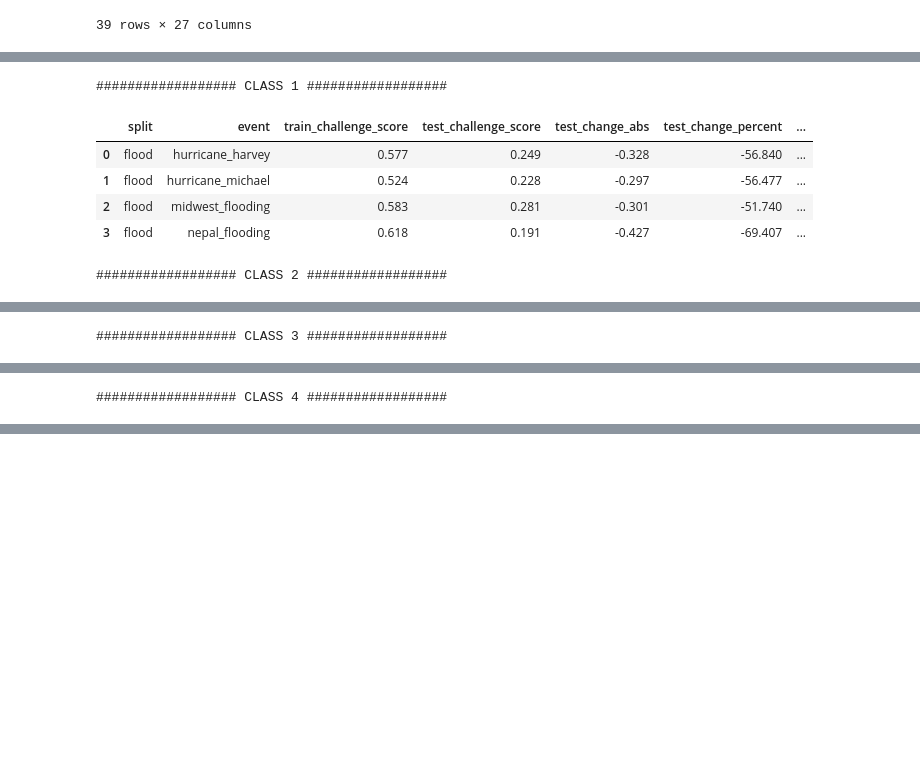
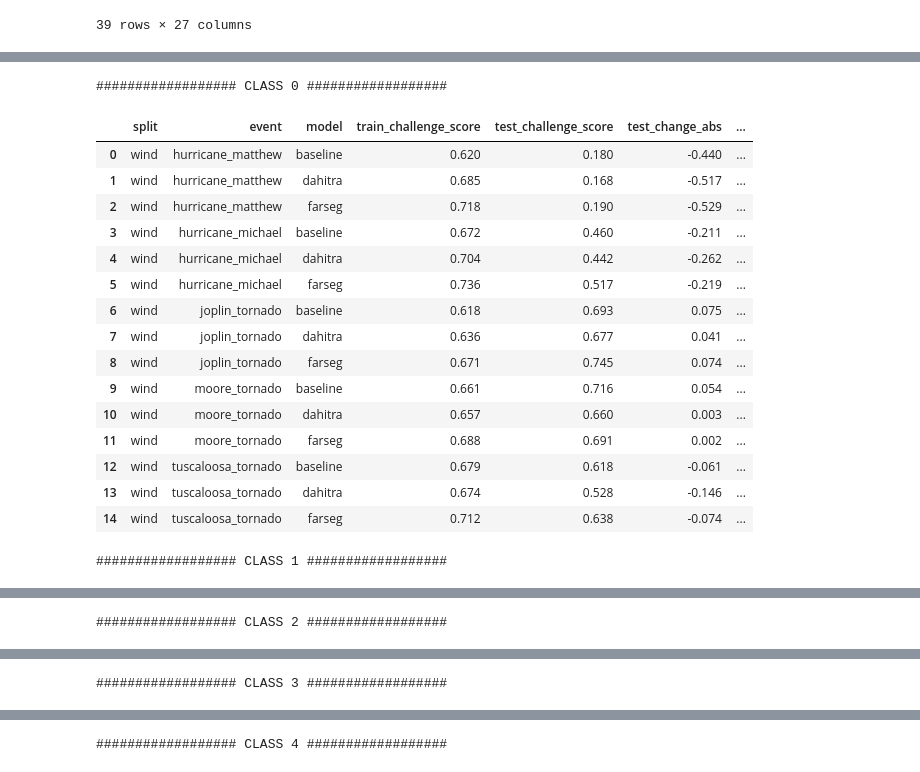
Before and after one commit to SNURTEL/building-damage-assessment, a Jupyter notebook: notebooks/results_split.ipynb, the cells around one changed output, grey strips where cells are left out. Drawn from its saved outputs; the diff is of its cells as text; code cells hidden in the pictures; blank space fills up the shorter version.

```diff
--- a/notebooks/results_split.ipynb
+++ b/notebooks/results_split.ipynb
@@ -53,8 +56,10 @@ split_msl_pattern = r"t_xbd_msl_split_((?:wind|flood|wildfire))_test_(.*)_((?:da
 # remove duplicated runs (in case of splits re-ran with 5 epochs), assuming the latest run is the proper one
 # TODO tuscaloosa_tornado has missing re-runs!
 # TODO we need to manually overwrite those NaNs in `best_challenge_score_target` for correct results
-split_msl_df = attach_index(results_split_msl, split_msl_pattern).drop(["State", "Created", "Runtime"], axis=1).sort_index()
-split_msl_df = split_msl_df[~split_msl_df.index.duplicated(keep='first')]
+split_msl_df = (
+    attach_index(results_split_msl, split_msl_pattern).drop(["State", "Created", "Runtime"], axis=1).sort_index()
+)
+split_msl_df = split_msl_df[~split_msl_df.index.duplicated(keep="first")]
 
 # print(split_msl_df)
 
@@ -70,8 +75,12 @@ fixes_0_epoch = [
 ]
 
 for split, event, model in fixes_0_epoch:
-    split_msl_df.at[(split, event, model), "best_challenge_score_target"] = split_msl_df.loc[split, event, model]["challenge_score_target"]
-    split_msl_df.at[(split, event, model), "best_challenge_score_target_epoch"] = float(split_msl_df.loc[split, event, model]["epoch"])
+    split_msl_df.at[(split, event, model), "best_challenge_score_target"] = split_msl_df.loc[split, event, model][
+        "challenge_score_target"
+    ]
+    split_msl_df.at[(split, event, model), "best_challenge_score_target_epoch"] = float(
+        split_msl_df.loc[split, event, model]["epoch"]
+    )
 
 
 fixes_multi_epoch = [
@@ -83,6 +92,7 @@ for split, event, model, best_score, best_score_epoch in fixes_multi_epoch:
     split_msl_df.at[(split, event, model), "best_challenge_score_target"] = best_score
     split_msl_df.at[(split, event, model), "best_challenge_score_target_epoch"] = best_score_epoch
 
+# split_msl_df.insert(4, "best_challenge_score_computed", 0.3 * split_msl_df["f1_loc_target"] + 0.7 * 5 / sum([1 / split_msl_df[f"f1_target_{i}"] for i in range(5)]))
 
 split_msl_df = split_msl_df.add_prefix("msl_")
 split_msl_df
@@ -108,10 +118,18 @@ split_msl_df
 38 rows × 21 columns
 # %%
 split_test_pattern = r"t_split_((?:wind|flood|wildfire))_test_(.*)_((?:dahitra|farseg|baseline))"
-split_test_df = attach_index(results_split_test, split_test_pattern).drop(["State", "Created", "Runtime", "epoch"], axis=1).add_prefix("test_")
+split_test_df = (
+    attach_index(results_split_test, split_test_pattern)
+    .drop(["State", "Created", "Runtime", "epoch"], axis=1)
+    .add_prefix("test_")
+)
 
 split_train_pattern = r"split_((?:wind|flood|wildfire))_test_(.*)_((?:dahitra|farseg|baseline))"
-split_train_df = attach_index(results_split_train, split_train_pattern).drop(["State", "Created", "Runtime", "epoch"], axis=1).add_prefix("train_")
+split_train_df = (
+    attach_index(results_split_train, split_train_pattern)
+    .drop(["State", "Created", "Runtime", "epoch"], axis=1)
+    .add_prefix("train_")
+)
 # %%
 cat = pd.concat([split_test_df, split_msl_df, split_train_df], axis=1, join="outer")
 cat
@@ -179,39 +300,55 @@ from IPython.display import display, HTML
 # %%
 _df = df.reset_index()
-for i in range(1, 5):
+_res = []
+for i in range(0, 5):
     query = f"""
     SELECT
         split,
         event,
+        model,
         ROUND(MEAN(train_challenge_score_safe), 3) "train_challenge_score",
         ROUND(MEAN(test_challenge_score_safe), 3) "test_challenge_score",
         ROUND(MEAN(test_challenge_score_safe - train_challenge_score_safe), 3) "test_change_abs",
         ROUND(MEAN(test_change[0:-2]::double), 3) "test_change_percent",
         ROUND(MEAN(msl_challenge_score_overall), 3) "msl_challenge_score",
         ROUND(MEAN(msl_challenge_score_overall - test_challenge_score_safe), 3) "msl_change_abs",
         ROUND(MEAN(msl_change[0:-2]::double), 3) "msl_change_percent",
         -- ROUND(MEAN(msl_f1_loc_target - test_f1_loc_safe), 3) "f1_loc_change_abs",
         -- ROUND(MEAN((msl_f1_loc_target - test_f1_loc_safe) * 100 / test_f1_loc_safe), 3) "f1_loc_change_percent",
         ROUND(MEAN(train_f1_{i}_safe), 3) "f1_{i}_train",
         ROUND(MEAN(test_f1_{i}_safe), 3) "f1_{i}_test",
         ROUND(MEAN(test_f1_{i}_safe - train_f1_{i}_safe), 3) "test_f1_{i}_change_abs",
         ROUND(MEAN((test_f1_{i}_safe - train_f1_{i}_safe) * 100 / train_f1_{i}_safe), 3) "test_f1_{i}_change_percent",
         ROUND(MEAN(msl_f1_target_{i}), 3) "f1_{i}_msl",
         ROUND(MEAN(msl_f1_target_{i} - test_f1_{i}_safe), 3) "msl_f1_{i}_change_abs",
         ROUND(MEAN((msl_f1_target_{i} - test_f1_{i}_safe) * 100 / test_f1_{i}_safe), 3) "msl_f1_{i}_change_percent"
     FROM _df
-    WHERE split LIKE 'flood'
-    GROUP BY split, event
-    ORDER BY split, event
+    WHERE split LIKE 'wind'
+    GROUP BY split, event, model
+    ORDER BY split, event, model
     -- ORDER BY test_challenge_score DESC,
     """
+    res = duckdb.query(query).df()
     print(f"################## CLASS {i} ##################")
-    display(HTML(duckdb.query(query).df().to_html()))
+    display(HTML(res.to_html()))
+
+    _res.append(res)
 # %% [output]
-################## CLASS 1 ##################
+################## CLASS 0 ##################
-|  | split | event | train_challenge_score | test_challenge_score | test_change_abs | test_change_percent | ... |
-| 0 | flood | hurricane_harvey | 0.577 | 0.249 | -0.328 | -56.840 | ... |
-| 1 | flood | hurricane_michael | 0.524 | 0.228 | -0.297 | -56.477 | ... |
-| 2 | flood | midwest_flooding | 0.583 | 0.281 | -0.301 | -51.740 | ... |
-| 3 | flood | nepal_flooding | 0.618 | 0.191 | -0.427 | -69.407 | ... |
+|  | split | event | model | train_challenge_score | test_challenge_score | test_change_abs | ... |
+| 0 | wind | hurricane_matthew | baseline | 0.620 | 0.180 | -0.440 | ... |
+| 1 | wind | hurricane_matthew | dahitra | 0.685 | 0.168 | -0.517 | ... |
+| 2 | wind | hurricane_matthew | farseg | 0.718 | 0.190 | -0.529 | ... |
+| 3 | wind | hurricane_michael | baseline | 0.672 | 0.460 | -0.211 | ... |
+| 4 | wind | hurricane_michael | dahitra | 0.704 | 0.442 | -0.262 | ... |
+| 5 | wind | hurricane_michael | farseg | 0.736 | 0.517 | -0.219 | ... |
+| 6 | wind | joplin_tornado | baseline | 0.618 | 0.693 | 0.075 | ... |
+| 7 | wind | joplin_tornado | dahitra | 0.636 | 0.677 | 0.041 | ... |
+| 8 | wind | joplin_tornado | farseg | 0.671 | 0.745 | 0.074 | ... |
+| 9 | wind | moore_tornado | baseline | 0.661 | 0.716 | 0.054 | ... |
+| 10 | wind | moore_tornado | dahitra | 0.657 | 0.660 | 0.003 | ... |
+| 11 | wind | moore_tornado | farseg | 0.688 | 0.691 | 0.002 | ... |
+| 12 | wind | tuscaloosa_tornado | baseline | 0.679 | 0.618 | -0.061 | ... |
+| 13 | wind | tuscaloosa_tornado | dahitra | 0.674 | 0.528 | -0.146 | ... |
+| 14 | wind | tuscaloosa_tornado | farseg | 0.712 | 0.638 | -0.074 | ... |
-################## CLASS 2 ##################
+################## CLASS 1 ##################
@@ -223 +371 @@ for i in range(1, 5):
-################## CLASS 3 ##################
+################## CLASS 2 ##################
@@ -229 +388 @@ for i in range(1, 5):
-################## CLASS 4 ##################
+################## CLASS 3 ##################
@@ -234,0 +405 @@ for i in range(1, 5):
+################## CLASS 4 ##################
```
Also changed, not shown: parts of 8 cells of this notebook, 34 other files.
